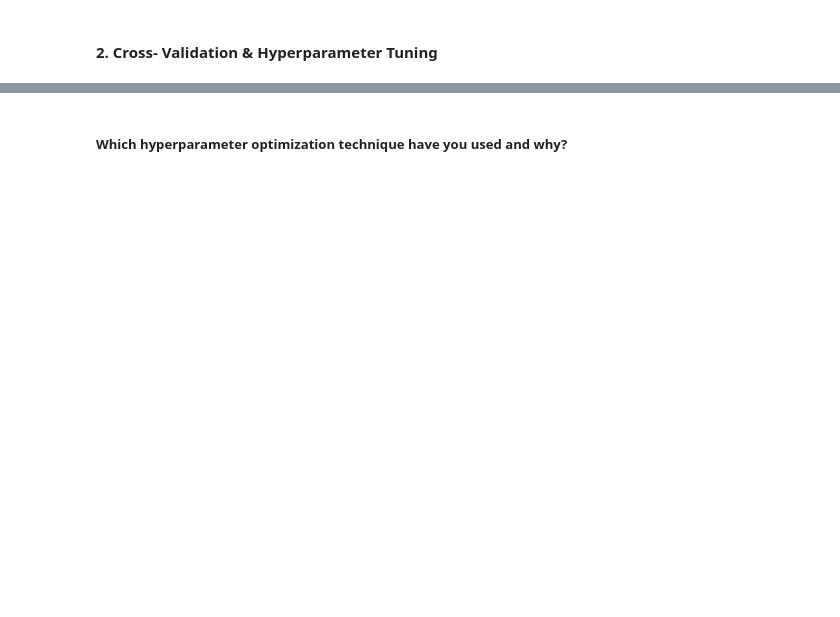
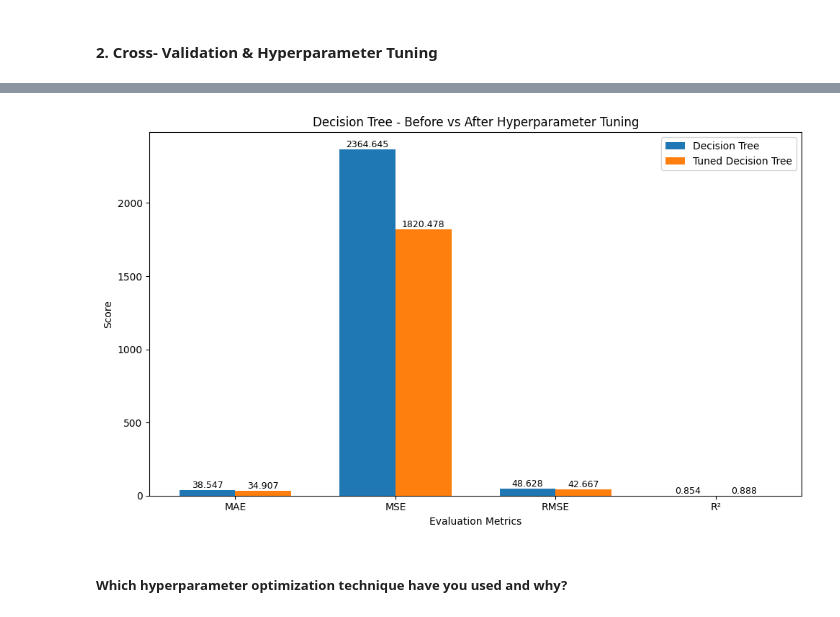
Before and after one commit to Ankush432-cloud/yes_bank_stock_price_prediction_ML_project, a Jupyter notebook: yes_bank_stock_price_prediction_ML_project.ipynb, the cells around one changed output, grey strips where cells are left out. Drawn from its saved outputs; the diff is of its cells as text; code cells hidden in the pictures; blank space fills up the shorter version.

```diff
--- a/yes_bank_stock_price_prediction_ML_project.ipynb
+++ b/yes_bank_stock_price_prediction_ML_project.ipynb
@@ -2581,0 +2850,19 @@ However, stock prices are affected by many external factors such as market condi
+# %%
+# Get the best Decision Tree model
+best_dt_model = grid_search_dt.best_estimator_
+
+# Predict on test data
+y_pred_dt_tuned = best_dt_model.predict(X_test)
+
+# Calculate evaluation metrics
+mae_dt_tuned = mean_absolute_error(y_test, y_pred_dt_tuned)
+mse_dt_tuned = mean_squared_error(y_test, y_pred_dt_tuned)
+rmse_dt_tuned = np.sqrt(mse_dt_tuned)
+r2_dt_tuned = r2_score(y_test, y_pred_dt_tuned)
+
+print("Tuned Decision Tree - Test Performance")
+print("---------------------------------------")
+print(f"MAE  : {mae_dt_tuned:.4f}")
+print(f"MSE  : {mse_dt_tuned:.4f}")
+print(f"RMSE : {rmse_dt_tuned:.4f}")
+print(f"R²   : {r2_dt_tuned:.4f}")
@@ -2582,2 +2876,63 @@ However, stock prices are affected by many external factors such as market condi
+# %%
+# Compare Decision Tree before and after tuning
+
+metrics = ['MAE', 'MSE', 'RMSE', 'R²']
+
+dt_scores = [
+    mae_dt,
+    mse_dt,
+    rmse_dt,
+    r2_dt
+]
+
+dt_tuned_scores = [
+    mae_dt_tuned,
+    mse_dt_tuned,
+    rmse_dt_tuned,
+    r2_dt_tuned
+]
+
+x = np.arange(len(metrics))
+width = 0.35
+
+plt.figure(figsize=(10, 6))
+
+bars1 = plt.bar(
+    x - width / 2,
+    dt_scores,
+    width,
+    label='Decision Tree'
+)
+
+bars2 = plt.bar(
+    x + width / 2,
+    dt_tuned_scores,
+    width,
+    label='Tuned Decision Tree'
+)
+
+plt.xticks(x, metrics)
+plt.xlabel("Evaluation Metrics")
+plt.ylabel("Score")
+plt.title("Decision Tree - Before vs After Hyperparameter Tuning")
+plt.legend()
+
+for bars in [bars1, bars2]:
+    for bar in bars:
+        height = bar.get_height()
+
+        plt.text(
+            bar.get_x() + bar.get_width() / 2,
+            height,
+            f'{height:.3f}',
+            ha='center',
+            va='bottom',
+            fontsize=9
+        )
+
+plt.tight_layout()
+plt.show()
+# %% [output]
+[figure, added]
 # %% [markdown]
 ##### Which hyperparameter optimization technique have you used and why?
```
Also changed, not shown: parts of 76 cells of this notebook.
